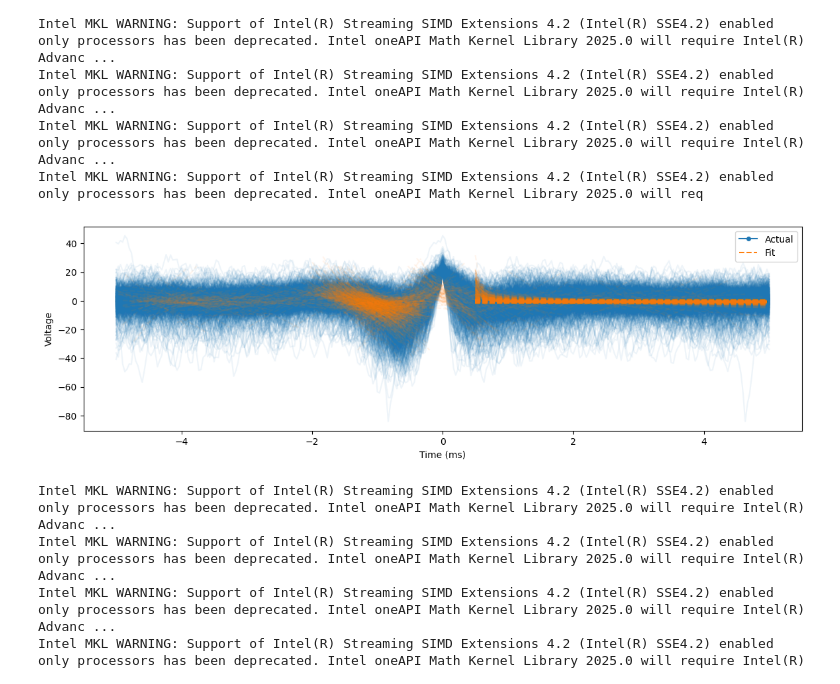
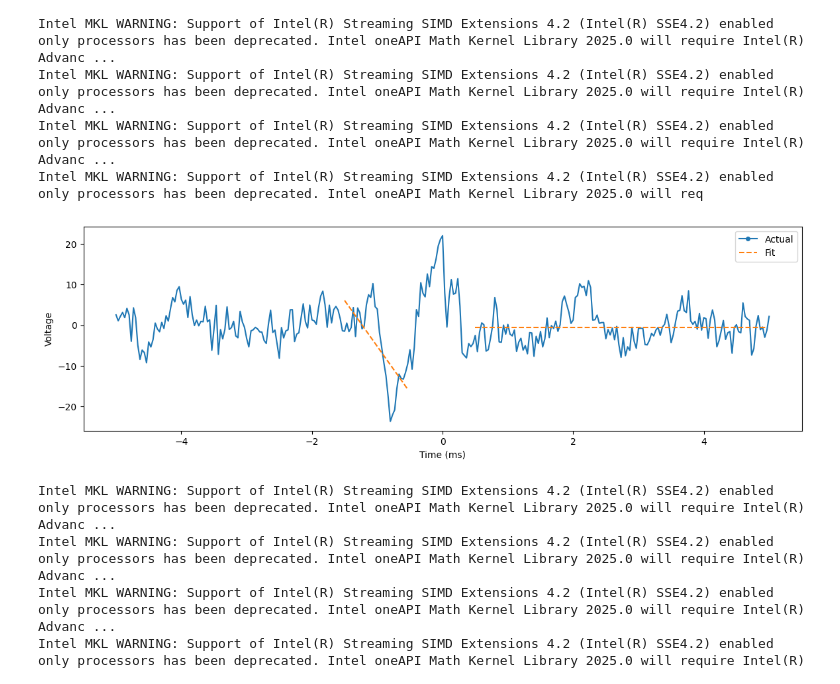
Before and after one commit to voytekresearch/spikewise, a Jupyter notebook: datasets/spe-1_rh/spe-1_rh_c14_IAPvsEAP.ipynb, the cells around one changed output. Cells and saved outputs as stored; diff of their text form; code cells hidden in the pictures.

```diff
--- a/datasets/spe-1_rh/spe-1_rh_c14_IAPvsEAP.ipynb
+++ b/datasets/spe-1_rh/spe-1_rh_c14_IAPvsEAP.ipynb
@@ -146,9 +146,9 @@ Intel MKL WARNING: Support of Intel(R) Streaming SIMD Extensions 4.2 (Intel(R) S
 Intel MKL WARNING: Support of Intel(R) Streaming SIMD Extensions 4.2 (Intel(R) SSE4.2) enabled only processors has been deprecated. Intel oneAPI Math Kernel Library 2025.0 will require Intel(R) Advanc ...
 Intel MKL WARNING: Support of Intel(R) Streaming SIMD Extensions 4.2 (Intel(R) SSE4.2) enabled only processors has been deprecated. Intel oneAPI Math Kernel Library 2025.0 will req
 # %%
-sp_ex.plot()
+sp_ex.plot(17)
 # %% [output]
-[figure, old version]
+[figure, new version]
 # %%
 #Downsample inferred EAPs to match real EAP sampling rate
 iap2eap = sp.resample(iap2eap, int((len(iap2eap)/patch_fs)*npx_fs))
```
Also changed, not shown: parts of 3 cells of this notebook, 7 other files.
